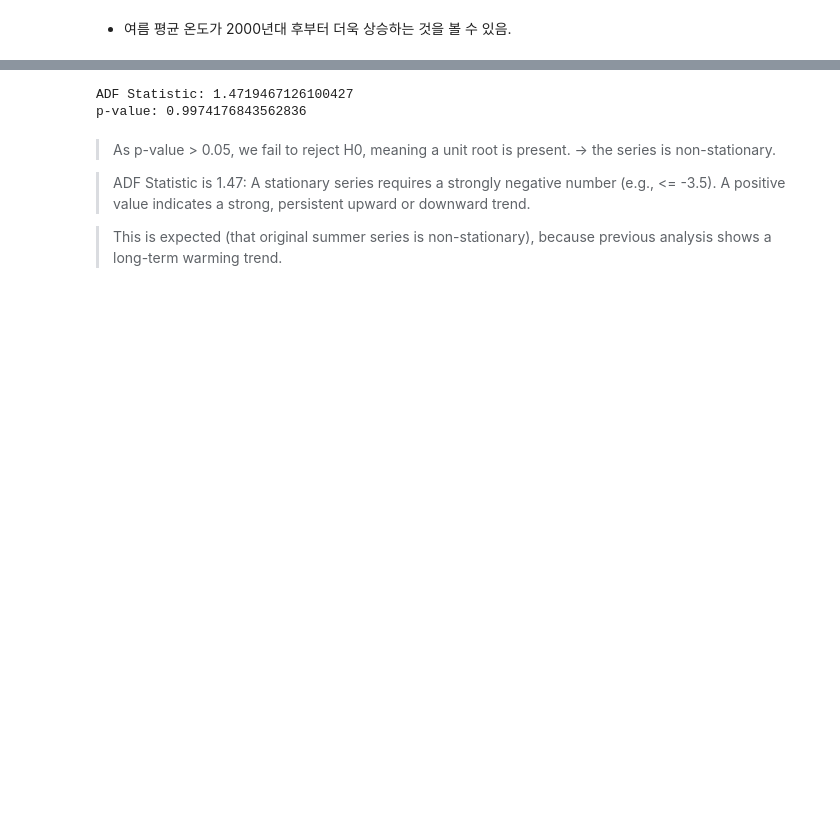
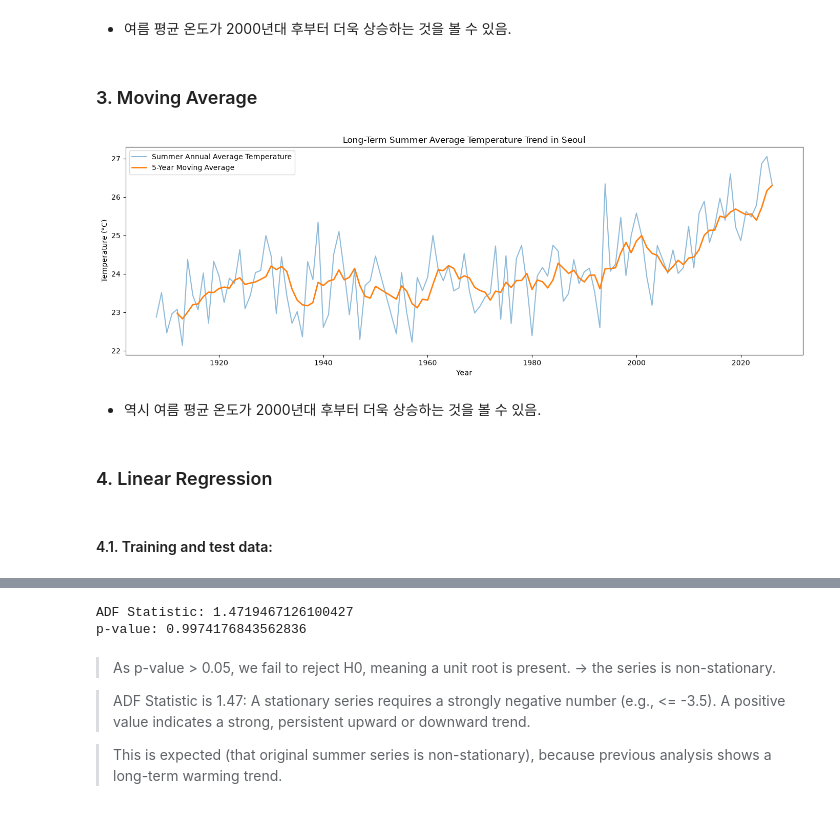
Before and after one commit to freepoincare/time-series-data-analysis, a Jupyter notebook: notebooks/5_prediction.ipynb, the cells around one changed output, grey strips where cells are left out. Saved outputs shown, nothing was run; the diff lists cells and outputs as text; code cells hidden in the pictures; blank space fills up the shorter version.

Commit message:
Feature: add moving average and linear regression methods in Prediction section

```diff
--- a/notebooks/5_prediction.ipynb
+++ b/notebooks/5_prediction.ipynb
@@ -75,2 +94,26 @@ plt.show()
 # %% [markdown]
 * 여름 평균 온도가 2000년대 후부터 더욱 상승하는 것을 볼 수 있음.
+# %% [markdown]
+### 3. Moving Average
+# %%
+summer_annual["summer_moving_avg_5y"] = (
+    summer_annual["summer_avg_temp"]
+    .rolling(window=5)
+    .mean()
+)
+
+plt.figure(figsize=(14, 5))
+plt.plot(summer_annual["year"], summer_annual["summer_avg_temp"], label="Summer Annual Average Temperature", alpha=0.5)
+plt.plot(summer_annual["year"], summer_annual["summer_moving_avg_5y"], label="5-Year Moving Average", linewidth=2)
+plt.xlabel("Year")
+plt.ylabel("Temperature (°C)")
+plt.title("Long-Term Summer Average Temperature Trend in Seoul")
+plt.legend()
+plt.tight_layout()
+plt.show()
+# %% [output]
+[figure, added]
+# %% [markdown]
+* 역시 여름 평균 온도가 2000년대 후부터 더욱 상승하는 것을 볼 수 있음.
+# %% [markdown]
+### 4. Linear Regression
@@ -76,0 +126,2 @@ plt.show()
+# %% [markdown]
+#### 4.1. Training and test data:
```
Also changed, not shown: parts of 28 cells of this notebook.
